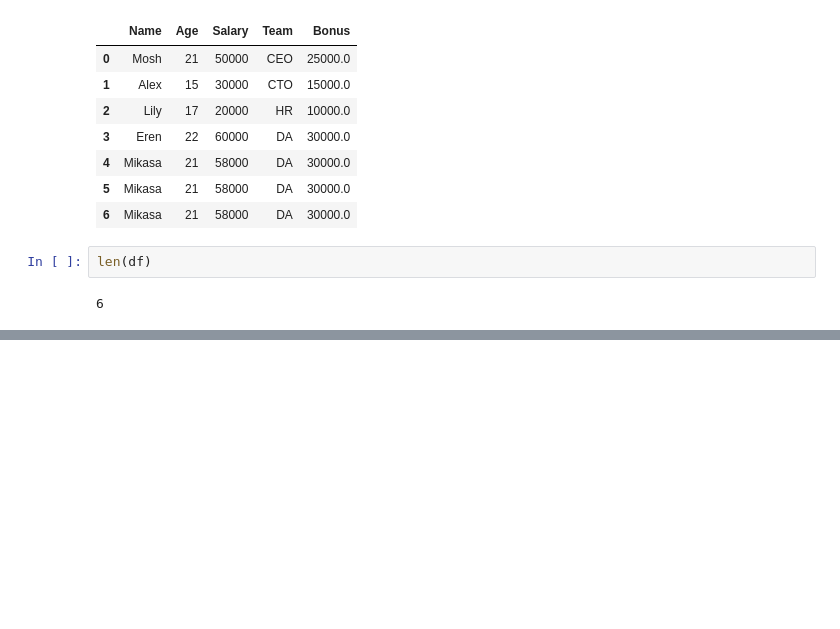
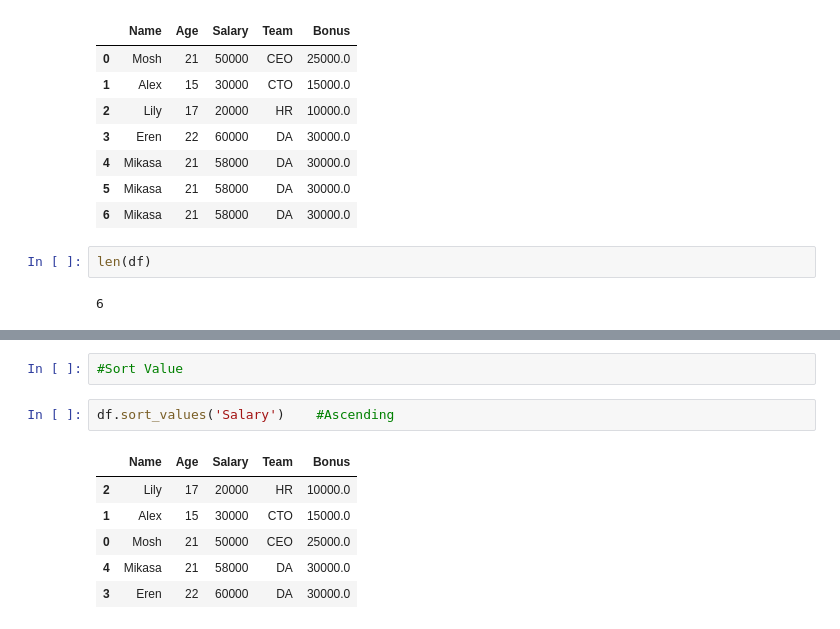
Before and after one commit to YashNotCoder/Python-Learning, a Jupyter notebook: Libraries/Pandas/Basics of pandas.ipynb, the cells around one changed output, grey strips where cells are left out. Cells and saved outputs as stored; diff of their text form; blank space fills up the shorter version.

Commit message:
Learing Sorting Values

```diff
--- a/Libraries/Pandas/Basics of pandas.ipynb
+++ b/Libraries/Pandas/Basics of pandas.ipynb
@@ -211,0 +216,11 @@ df.drop_duplicates()
+# %%
+#Sort Value
+# %%
+df.sort_values('Salary')    #Ascending
+# %% [output]
+|  | Name | Age | Salary | Team | Bonus |
+| 2 | Lily | 17 | 20000 | HR | 10000.0 |
+| 1 | Alex | 15 | 30000 | CTO | 15000.0 |
+| 0 | Mosh | 21 | 50000 | CEO | 25000.0 |
+| 4 | Mikasa | 21 | 58000 | DA | 30000.0 |
+| 3 | Eren | 22 | 60000 | DA | 30000.0 |
```
Also changed, not shown: parts of 3 cells of this notebook.
